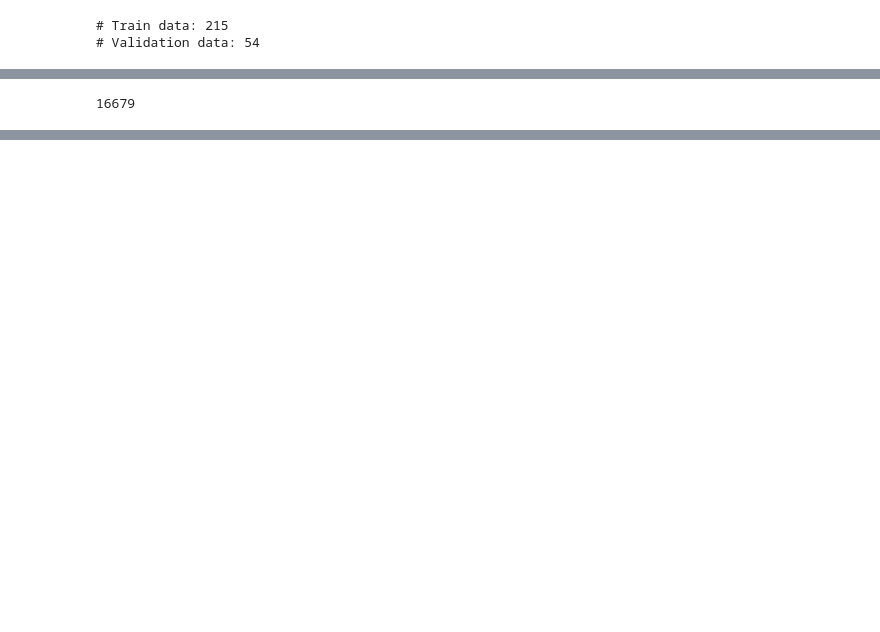
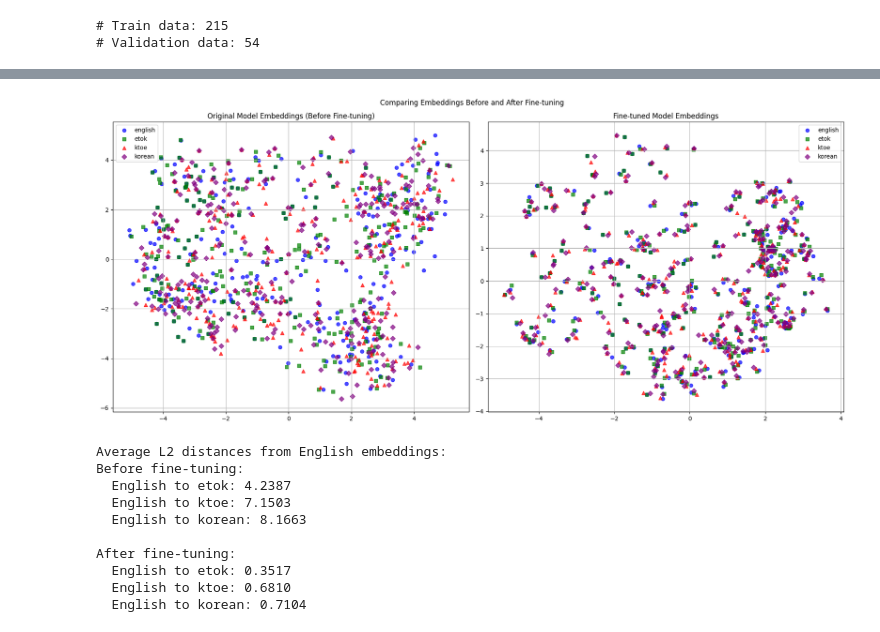
Before and after one commit to hyoseok-bang/bgem3-finetune, a Jupyter notebook: finetune_exp.ipynb, the cells around one changed output, grey strips where cells are left out. Drawn from its saved outputs; the diff is of its cells as text; code cells hidden in the pictures; blank space fills up the shorter version.

Commit message:
finetune result using infoNCE loss

```diff
--- a/finetune_exp.ipynb
+++ b/finetune_exp.ipynb
@@ -277,7 +277,7 @@ def compute_infonce_loss_with_scale_reg(
 
     # Total Loss
     total_loss = loss_contrastive + lambda_scale * loss_scale
-    return total_loss
+    return loss_contrastive, loss_scale, total_loss
 # %%
 # --- 기존 Helper Functions (calculate_scale_regularization)은 그대로 사용 ---
 # (위에 제공된 코드에 이미 포함되어 있다고 가정)
@@ -476,10 +476,10 @@ class EmbeddingFinetuner:
 
                 # loss = loss / (num_pairs * batch_size)
 
-                total_loss = compute_cosine_loss_anchor_e_with_scale_reg(
+                contrastive_loss, scale_loss, total_loss = compute_infonce_loss_with_scale_reg(
                     english_embedding, etok_embedding, ktoe_embedding, korean_embedding,
-                    target_norm=1.0,  # Example target norm
-                    lambda_scale=0.5  # Example scale regularization weight
+                    target_norm=8.0,  # Example target norm
+                    lambda_scale=0.2  # Example scale regularization weight
                 )
                 loss = total_loss / (num_pairs * batch_size)
 
@@ -489,7 +489,7 @@ class EmbeddingFinetuner:
 
                 total_loss += loss.item()
 
-            print(f"Epoch {epoch+1}/{num_epochs}, Loss: {total_loss/len(train_dataloader):.4f}")
+            print(f"Epoch {epoch+1}/{num_epochs}, Total Loss: {total_loss/len(train_dataloader):.4f}, Contrastive Loss: {contrastive_loss/len(train_dataloader):.4f}, Scale Loss: {scale_loss/len(train_dataloader):.4f}")
 
     def compute_embeddings(self, data_loader, model):
         # Set model to evaluation mode
@@ -714,19 +714,13 @@ else:
-# %%
-import gc
-
-gc.collect()
-# %% [output]
-16679
 # %%
 # Initialize the finetuner
 finetuner = EmbeddingFinetuner()
 
 # Create dataset and dataloader
 dataset = MultilingualDataset(data, finetuner.tokenizer)
-dataloader = DataLoader(dataset, batch_size=1, shuffle=True)
+dataloader = DataLoader(dataset, batch_size=5, shuffle=True)
 
 # Finetune the model
-finetuner.finetune(dataloader, num_epochs=10, lr=2e-5)
+finetuner.finetune(dataloader, num_epochs=5, lr=2e-5)
 
 finetuner.save_model("multilingual_embedding_model")
 
@@ -740,3 +739,14 @@ OutOfMemoryError: CUDA out of memory. Tried to allocate 20.00 MiB. GPU 0 has a t
+[figure, added]
+Average L2 distances from English embeddings:
+Before fine-tuning:
+  English to etok: 4.2387
+  English to ktoe: 7.1503
+  English to korean: 8.1663
+
+After fine-tuning:
+  English to etok: 0.3517
+  English to ktoe: 0.6810
+  English to korean: 0.7104
 # %%
 torch.cuda.empty_cache()
 # %%
```
Also changed, not shown: parts of 3 cells of this notebook.
